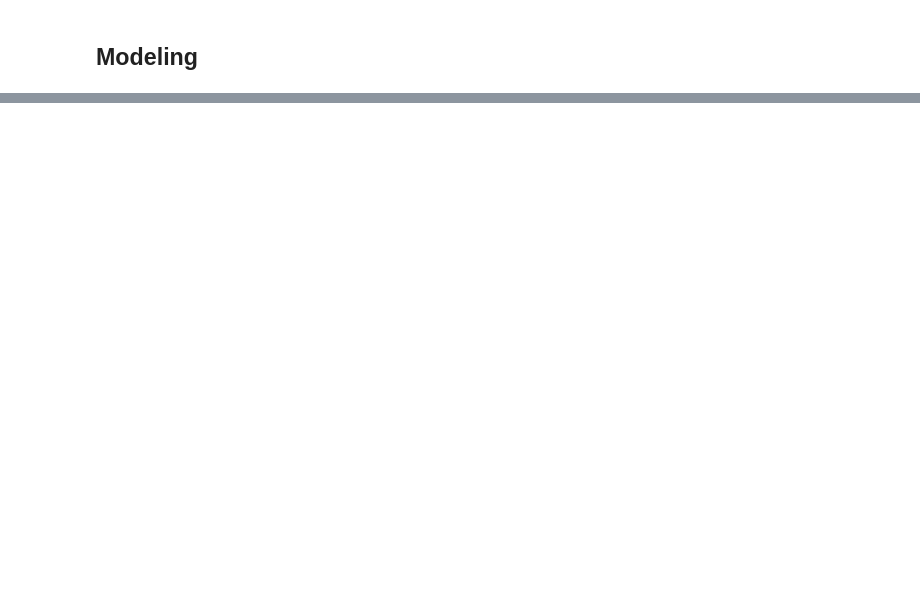
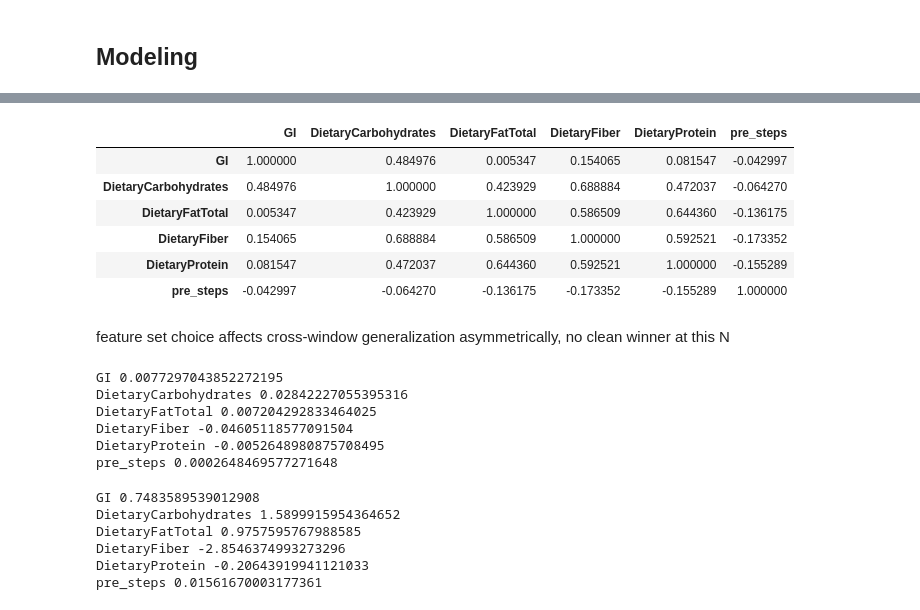
Before and after one commit to kayc26/cgm_insights, a Jupyter notebook: src/model.ipynb, the cells around one changed output, grey strips where cells are left out. Saved outputs shown, nothing was run; the diff lists cells and outputs as text; code cells hidden in the pictures; blank space fills up the shorter version.

```diff
--- a/src/model.ipynb
+++ b/src/model.ipynb
@@ -241,0 +288,36 @@ export.head(20)
+# %%
+meal_dataset[features_gi_split].corr()
+# %% [output]
+|  | GI | DietaryCarbohydrates | DietaryFatTotal | DietaryFiber | DietaryProtein | pre_steps |
+| GI | 1.000000 | 0.484976 | 0.005347 | 0.154065 | 0.081547 | -0.042997 |
+| DietaryCarbohydrates | 0.484976 | 1.000000 | 0.423929 | 0.688884 | 0.472037 | -0.064270 |
+| DietaryFatTotal | 0.005347 | 0.423929 | 1.000000 | 0.586509 | 0.644360 | -0.136175 |
+| DietaryFiber | 0.154065 | 0.688884 | 0.586509 | 1.000000 | 0.592521 | -0.173352 |
+| DietaryProtein | 0.081547 | 0.472037 | 0.644360 | 0.592521 | 1.000000 | -0.155289 |
+| pre_steps | -0.042997 | -0.064270 | -0.136175 | -0.173352 | -0.155289 | 1.000000 |
+# %% [markdown]
+feature set choice affects cross-window generalization asymmetrically, no clean winner at this N
+# %%
+model = LinearRegression()
+model.fit(meal_dataset[features_gi_split], meal_dataset['peak_rise'])
+for f, coef in zip(features_gi_split, model.coef_):
+    print(f, coef)
+# %% [output]
+GI 0.0077297043852272195
+DietaryCarbohydrates 0.02842227055395316
+DietaryFatTotal 0.007204292833464025
+DietaryFiber -0.04605118577091504
+DietaryProtein -0.0052648980875708495
+pre_steps 0.0002648469577271648
+# %%
+model = LinearRegression()
+model.fit(meal_dataset[features_gi_split], meal_dataset['iauc'])
+for f, coef in zip(features_gi_split, model.coef_):
+    print(f, coef)
+# %% [output]
+GI 0.7483589539012908
+DietaryCarbohydrates 1.5899915954364652
+DietaryFatTotal 0.9757595767988585
+DietaryFiber -2.8546374993273296
+DietaryProtein -0.20643919941121033
+pre_steps 0.01561670003177361
```
Also changed, not shown: parts of 31 cells of this notebook, 2 other files.
